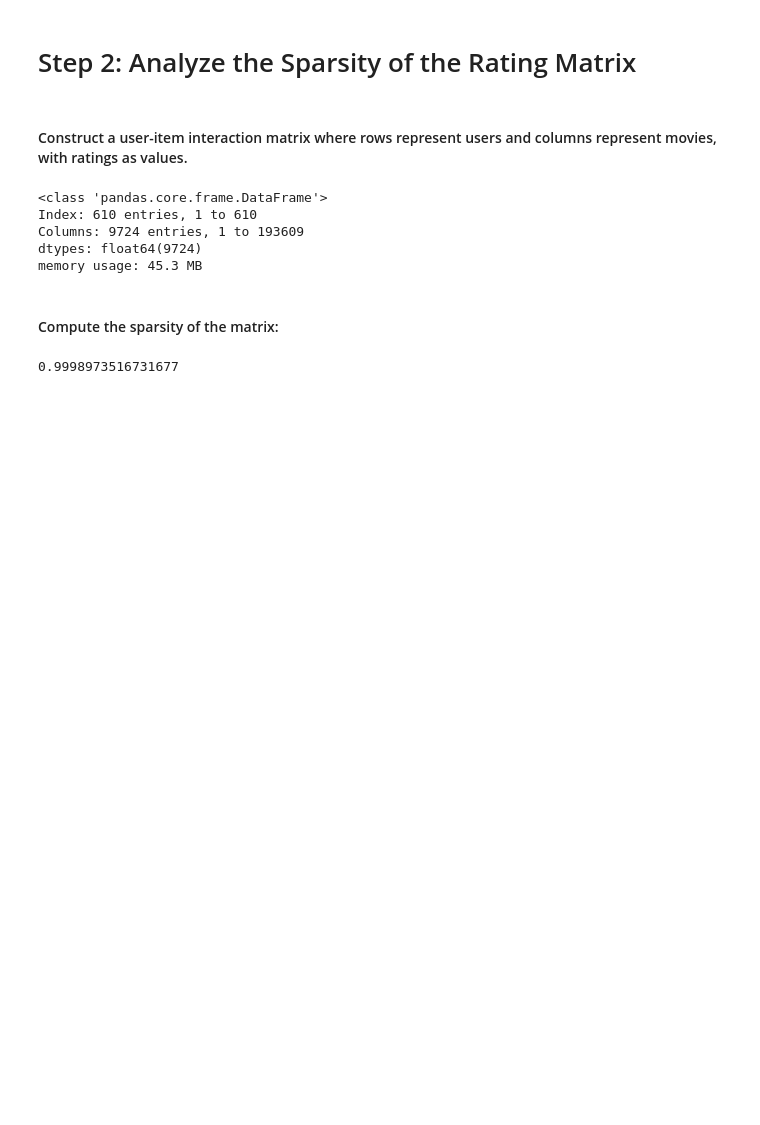
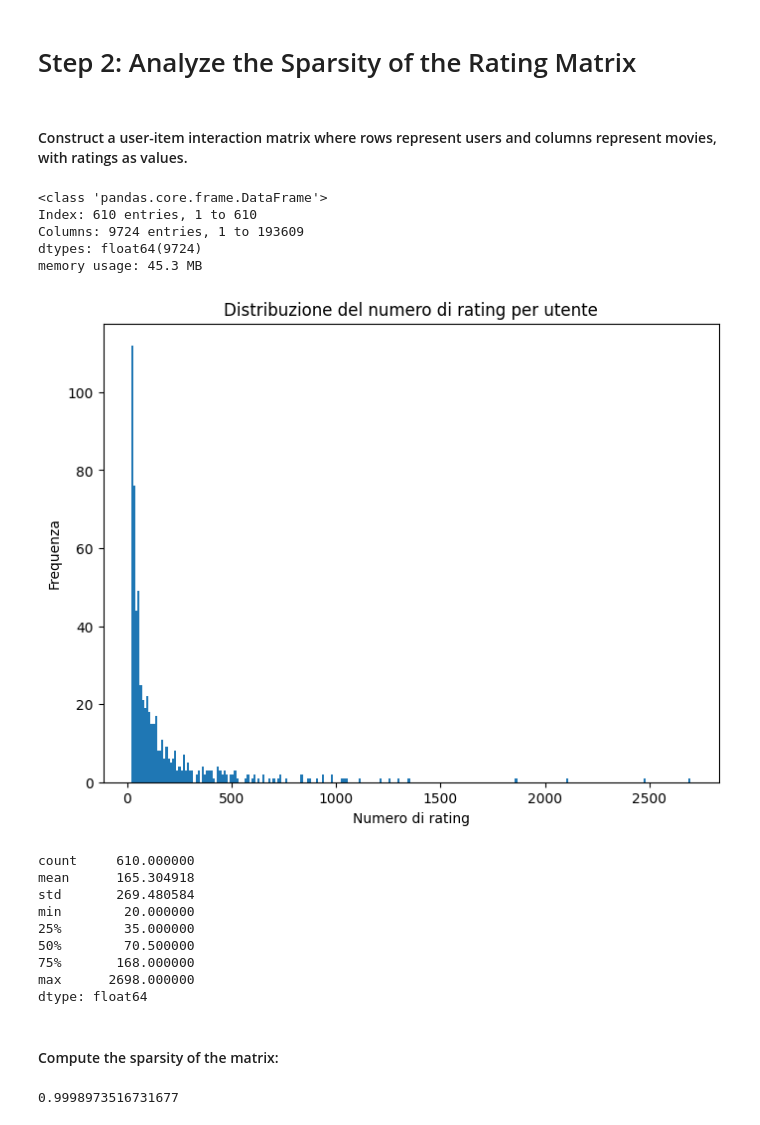
Before and after one commit to EliaTosin/DataAnaCla25, a Jupyter notebook: ex01.ipynb, the cells around one changed output. Saved outputs shown, nothing was run; the diff lists cells and outputs as text; code cells hidden in the pictures; blank space fills up the shorter version.

Commit message:
fixed biases and added plot on user item count

```diff
--- a/ex01.ipynb
+++ b/ex01.ipynb
@@ -63,6 +63,29 @@ Index: 610 entries, 1 to 610
 Columns: 9724 entries, 1 to 193609
 dtypes: float64(9724)
 memory usage: 45.3 MB
+# %%
+# Contare il numero di rating effettuati da ciascun utente
+ratings_per_user = df_pivot.notna().sum(axis=1)
+
+plt.figure(figsize=(8, 6))
+plt.hist(ratings_per_user, bins=len(ratings_per_user.unique()))
+plt.title('Distribuzione del numero di rating per utente')
+plt.xlabel('Numero di rating')
+plt.ylabel('Frequenza')
+plt.show()
+
+print(ratings_per_user.describe())
+# %% [output]
+[figure, added]
+count     610.000000
+mean      165.304918
+std       269.480584
+min        20.000000
+25%        35.000000
+50%        70.500000
+75%       168.000000
+max      2698.000000
+dtype: float64
 # %% [markdown]
 ####  Compute the sparsity of the matrix:
 # %%
```
Also changed, not shown: parts of 10 cells of this notebook.
